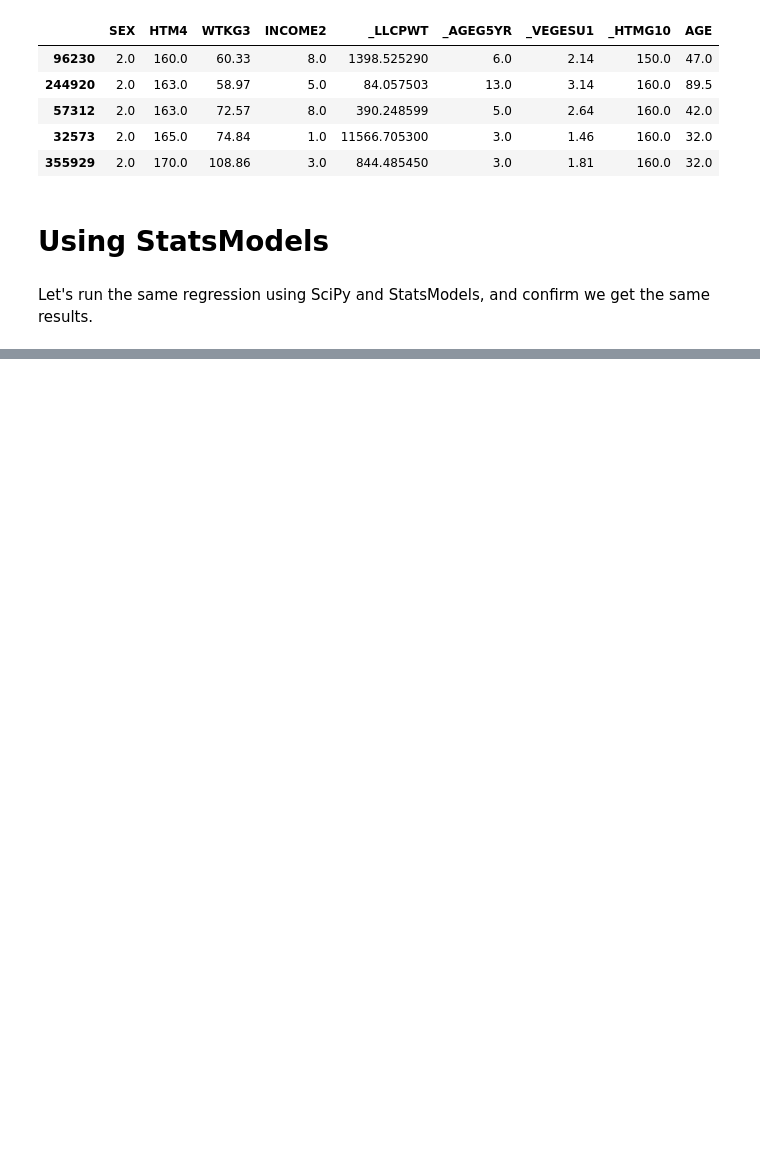
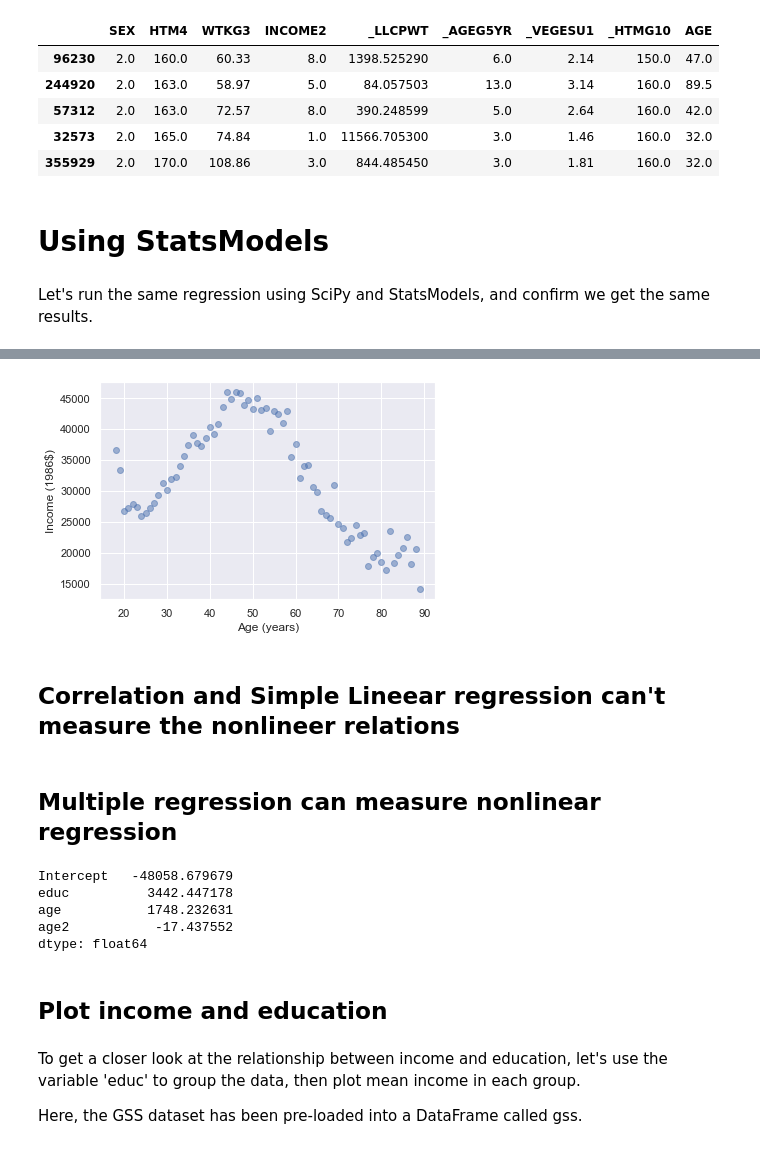
Before and after one commit to tolgaozkan89/my_DataCamp_DataScientist_CareerTracks_Notes, a Jupyter notebook: 22_Exploratory Data Analysis in Python/4_Multivariate Thinking/Multivariate Thinking_(brfss).ipynb, the cells around one changed output, grey strips where cells are left out. Cells and saved outputs as stored; diff of their text form; code cells hidden in the pictures; blank space fills up the shorter version.

```diff
--- a/22_Exploratory Data Analysis in Python/4_Multivariate Thinking/Multivariate Thinking_(brfss).ipynb
+++ b/22_Exploratory Data Analysis in Python/4_Multivariate Thinking/Multivariate Thinking_(brfss).ipynb
@@ -26,0 +55,2 @@ subset = T
+# %%
+gss = pd.read_hdf("gss.hdf5","gss")
@@ -26,0 +92,5 @@ subset = T
+# %%
+grouped = gss.groupby("age")
+# %%
+mean_income_by_age = grouped["realinc"].mean()
+mean_income_by_age
@@ -26,0 +111,14 @@ subset = T
+# %%
+sns.set()
+
+plt.plot(mean_income_by_age, "o", alpha=0.5)
+plt.xlabel("Age (years)")
+plt.ylabel("Income (1986$)")
+
+plt.show()
+# %% [output]
+[figure, added]
+# %% [markdown]
+## Correlation and Simple Lineear regression can't measure the nonlineer relations
+# %% [markdown]
+## Multiple regression can measure nonlinear regression
@@ -26,0 +127,16 @@ subset = T
+# %%
+model = smf.ols("realinc ~ educ + age + age2", data = gss)
+results = model.fit()
+results.params
+# %% [output]
+Intercept   -48058.679679
+educ          3442.447178
+age           1748.232631
+age2           -17.437552
+dtype: float64
+# %% [markdown]
+## Plot income and education
+# %% [markdown]
+To get a closer look at the relationship between income and education, let's use the variable 'educ' to group the data, then plot mean income in each group.
+
+Here, the GSS dataset has been pre-loaded into a DataFrame called gss.
```
Also changed, not shown: parts of 80 cells of this notebook, 6 other files.
